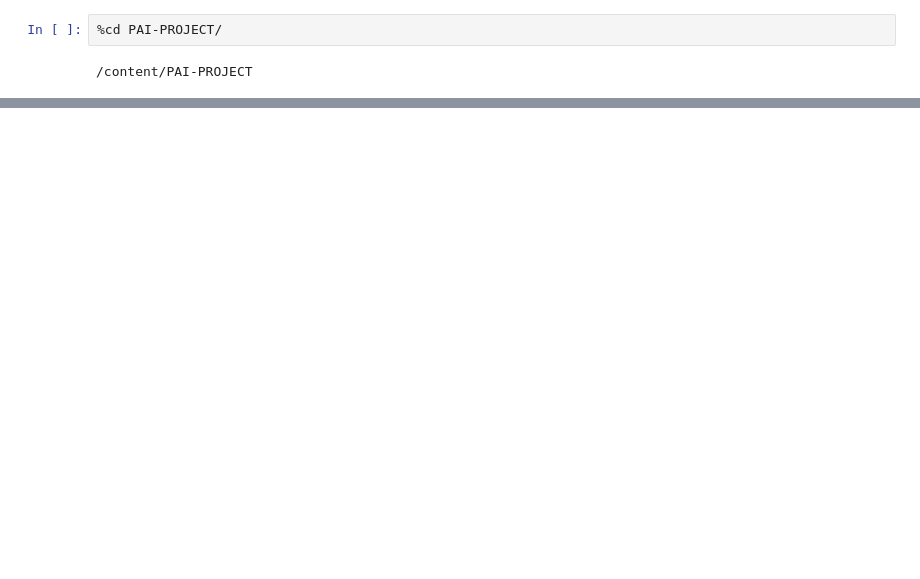
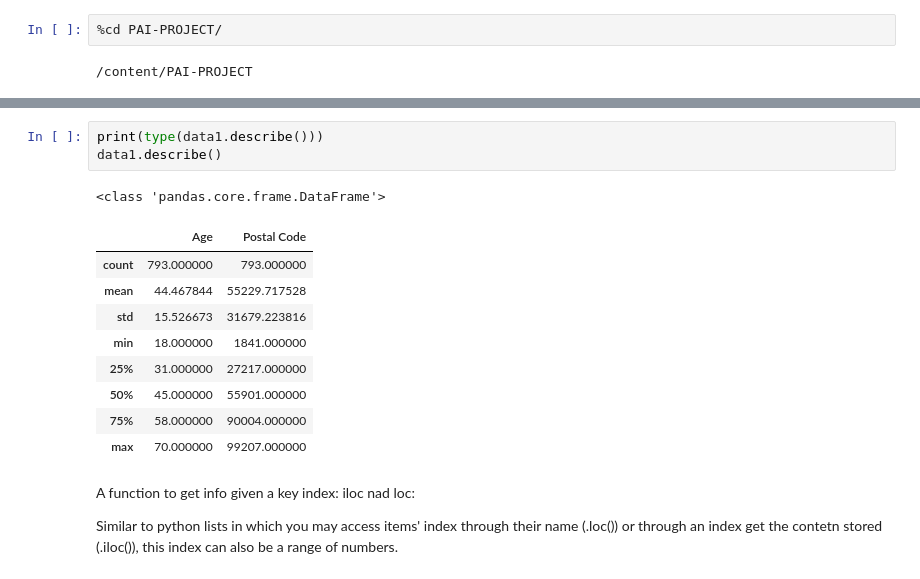
Before and after one commit to Jultromix/PAI-PROJECT, a Jupyter notebook: Udemy_Course/(ANN)_Udemy.ipynb, the cells around one changed output, grey strips where cells are left out. Cells and saved outputs as stored; diff of their text form; blank space fills up the shorter version.

```diff
--- a/Udemy_Course/(ANN)_Udemy.ipynb
+++ b/Udemy_Course/(ANN)_Udemy.ipynb
@@ -109,0 +189,18 @@ Unpacking objects: 100% (33/33), done.
+# %%
+print(type(data1.describe()))
+data1.describe()
+# %% [output]
+<class 'pandas.core.frame.DataFrame'>
+|  | Age | Postal Code |
+| count | 793.000000 | 793.000000 |
+| mean | 44.467844 | 55229.717528 |
+| std | 15.526673 | 31679.223816 |
+| min | 18.000000 | 1841.000000 |
+| 25% | 31.000000 | 27217.000000 |
+| 50% | 45.000000 | 55901.000000 |
+| 75% | 58.000000 | 90004.000000 |
+| max | 70.000000 | 99207.000000 |
+# %% [markdown]
+A function to get info given a key index: iloc nad loc:
+
+Similar to python lists in which you may access items' index through their name (.loc()) or through an index get the contetn stored (.iloc()), this index can also be a range of numbers.
```
Also changed, not shown: parts of 17 cells of this notebook.
